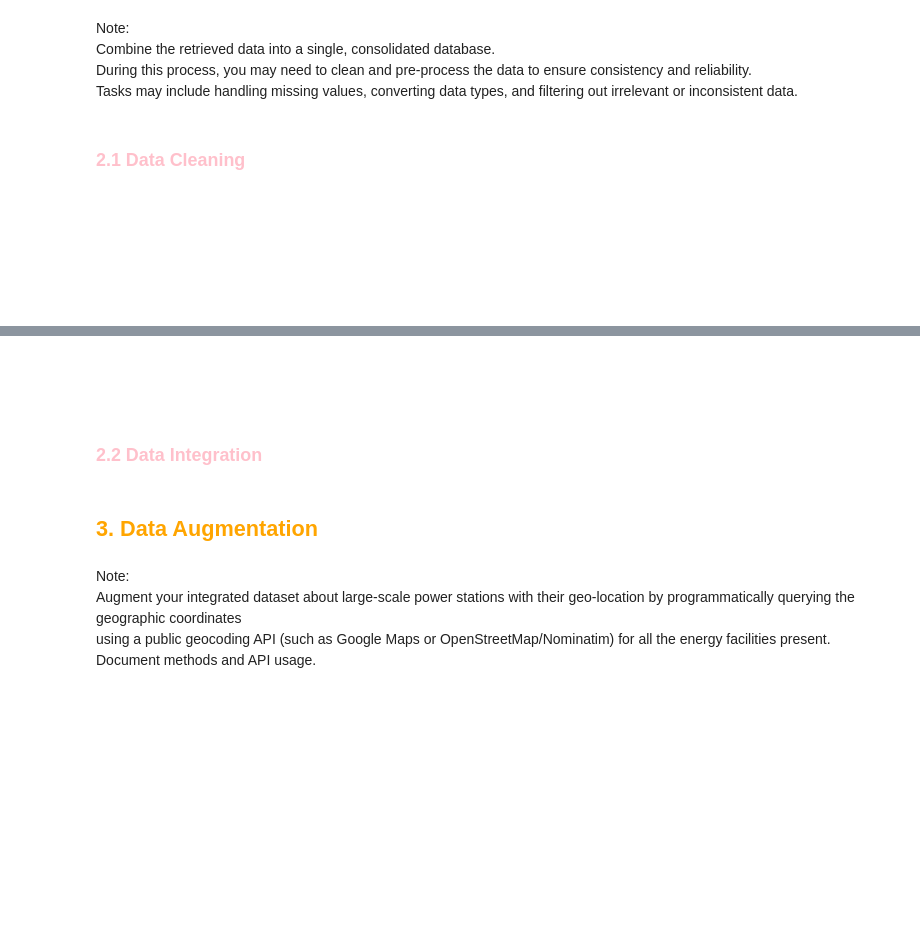
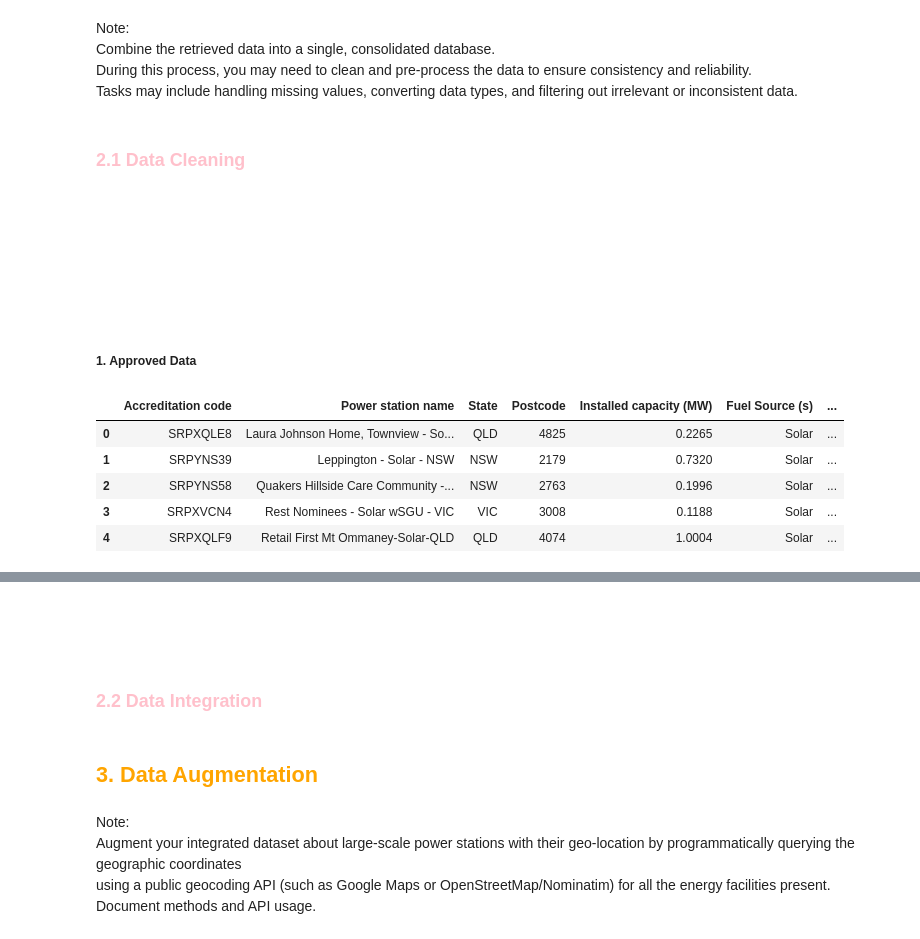
Before and after one commit to renggafirmandika/data_engineering, a Jupyter notebook: Assignment_1.ipynb, the cells around one changed output, grey strips where cells are left out. Saved outputs shown, nothing was run; the diff lists cells and outputs as text; code cells hidden in the pictures; blank space fills up the shorter version.

```diff
--- a/Assignment_1.ipynb
+++ b/Assignment_1.ipynb
@@ -487,3 +487,16 @@ Tasks may include handling missing values, converting data types, and filtering
 #### <b> <span style="color:white">a. NGER Data</span></b>
 # %% [markdown]
 #### <b> <span style="color:white">b. CER Data</span></b>
+# %% [markdown]
+##### 1. Approved Data
+# %%
+# Load the data
+cer_approved_df = pd.read_csv("DATA2_LRET/approved_power_stations.csv")
+cer_approved_df.head()
+# %% [output]
+|  | Accreditation code | Power station name | State | Postcode | Installed capacity (MW) | Fuel Source (s) | ... |
+| 0 | SRPXQLE8 | Laura Johnson Home, Townview - So... | QLD | 4825 | 0.2265 | Solar | ... |
+| 1 | SRPYNS39 | Leppington - Solar - NSW | NSW | 2179 | 0.7320 | Solar | ... |
+| 2 | SRPYNS58 | Quakers Hillside Care Community -... | NSW | 2763 | 0.1996 | Solar | ... |
+| 3 | SRPXVCN4 | Rest Nominees - Solar wSGU - VIC | VIC | 3008 | 0.1188 | Solar | ... |
+| 4 | SRPXQLF9 | Retail First Mt Ommaney-Solar-QLD | QLD | 4074 | 1.0004 | Solar | ... |
```
Also changed, not shown: parts of 17 cells of this notebook.
